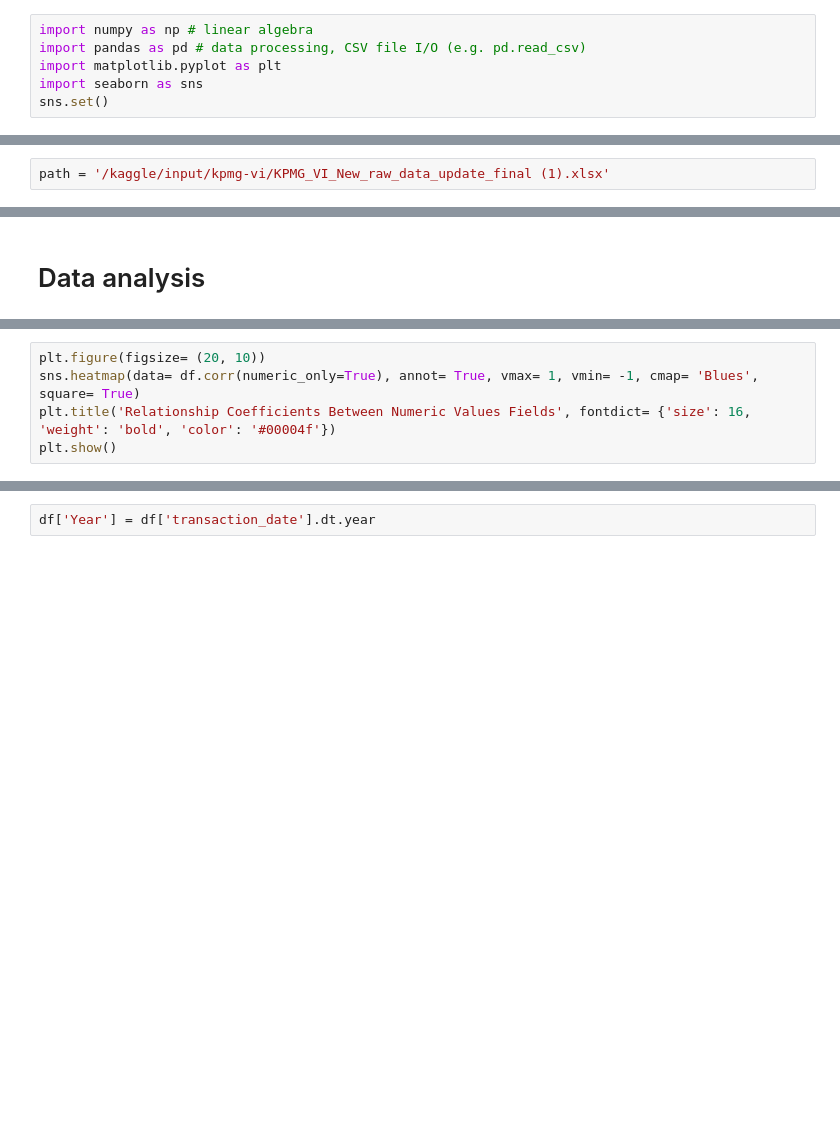
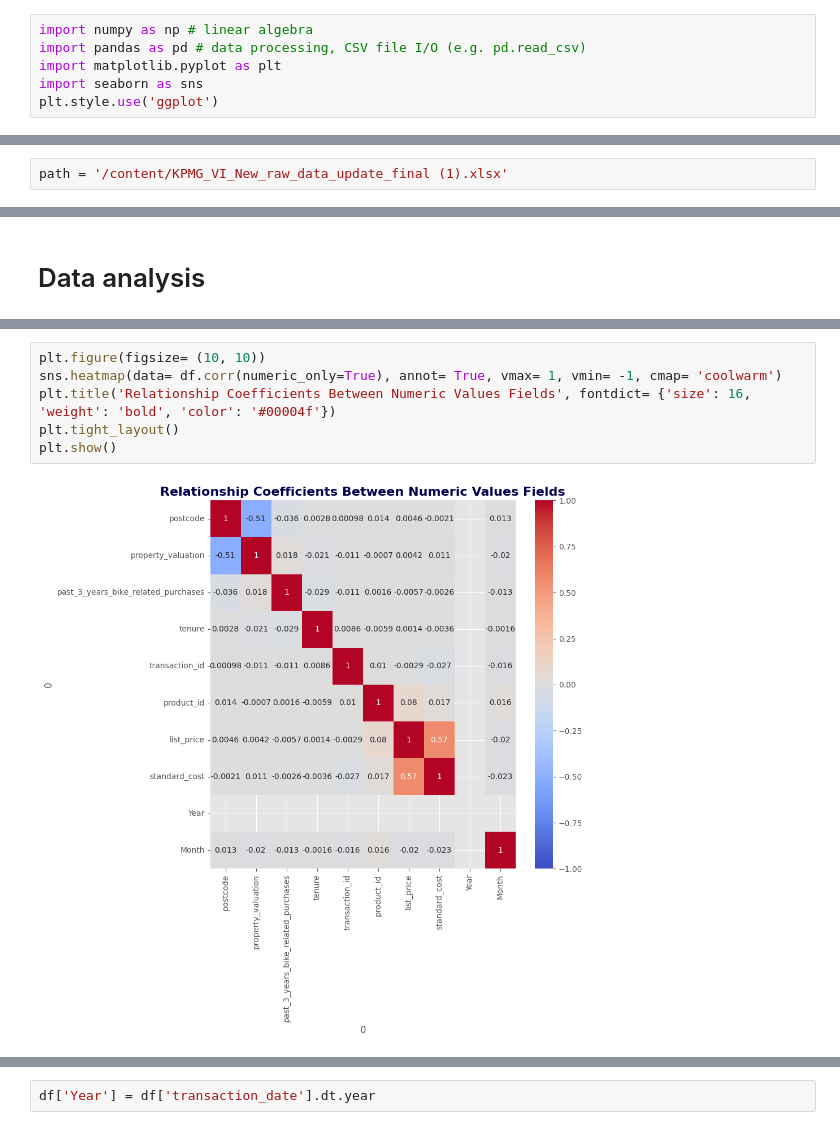
Before and after one commit to AhmAnwar/data-quality-KPMG-VE-forage, a Jupyter notebook: kpmg-ve-data-quality.ipynb, the cells around one changed output, grey strips where cells are left out. Cells and saved outputs as stored; diff of their text form; blank space fills up the shorter version.

```diff
--- a/kpmg-ve-data-quality.ipynb
+++ b/kpmg-ve-data-quality.ipynb
@@ -7,11 +5,11 @@ import numpy as np # linear algebra
 import pandas as pd # data processing, CSV file I/O (e.g. pd.read_csv)
 import matplotlib.pyplot as plt
 import seaborn as sns
-sns.set()
+plt.style.use('ggplot')
 # %% [markdown]
 # Import Dataset
 # %%
-path = '/kaggle/input/kpmg-vi/KPMG_VI_New_raw_data_update_final (1).xlsx'
+path = '/content/KPMG_VI_New_raw_data_update_final (1).xlsx'
 # %%
 customer_address_df = pd.read_excel(path, sheet_name= 'CustomerAddress')
 customer_address_df.head()
@@ -274,8 +594,11 @@ df.info()
 # %%
-plt.figure(figsize= (20, 10))
-sns.heatmap(data= df.corr(numeric_only=True), annot= True, vmax= 1, vmin= -1, cmap= 'Blues', square= True)
+plt.figure(figsize= (10, 10))
+sns.heatmap(data= df.corr(numeric_only=True), annot= True, vmax= 1, vmin= -1, cmap= 'coolwarm')
 plt.title('Relationship Coefficients Between Numeric Values Fields', fontdict= {'size': 16, 'weight': 'bold', 'color': '#00004f'})
+plt.tight_layout()
 plt.show()
+# %% [output]
+[figure, added]
 # %%
 plt.figure(figsize= (12, 4))
 sns.regplot(data= df, x= 'list_price', y= 'standard_cost', color= '#00004f')
```
Also changed, not shown: parts of 50 cells of this notebook.
